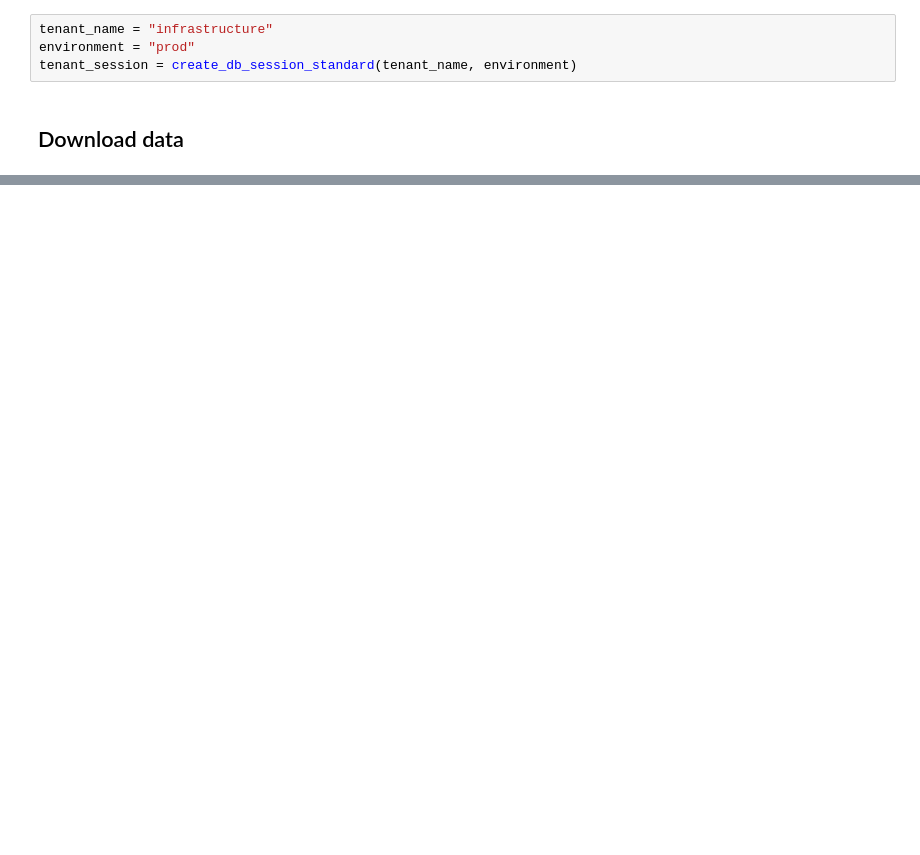
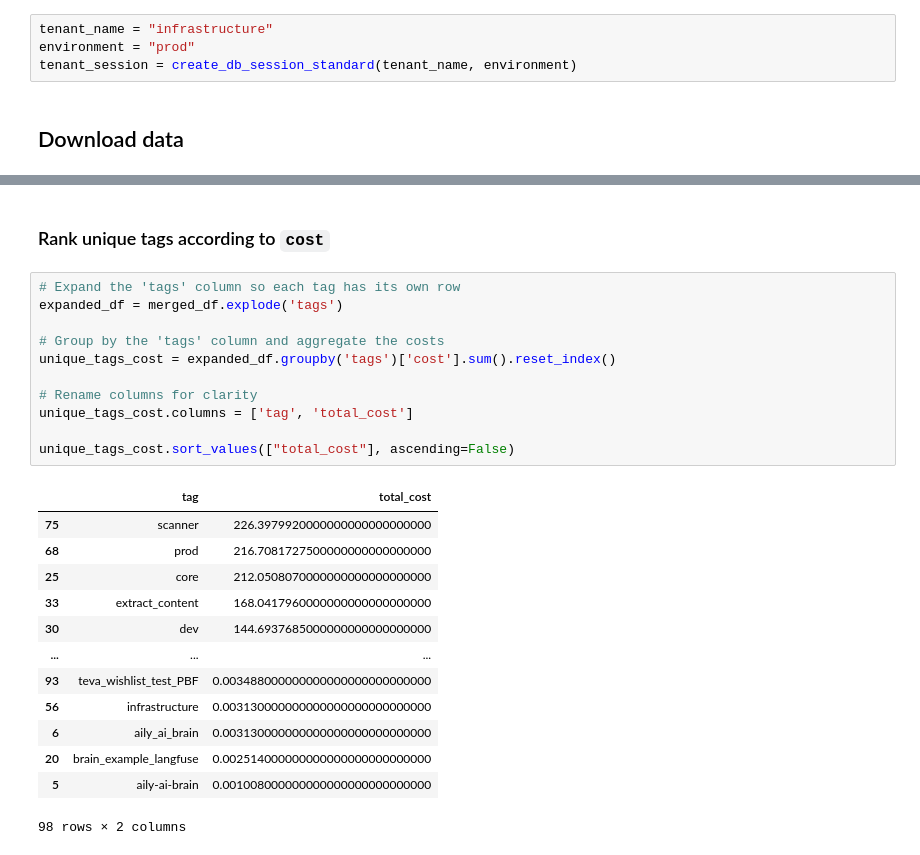
Before and after one commit to fernandorodriguez-aily/explore-langfuse-tags, a Jupyter notebook: notebook.ipynb, the cells around one changed output, grey strips where cells are left out. Saved outputs shown, nothing was run; the diff lists cells and outputs as text; blank space fills up the shorter version.

```diff
--- a/notebook.ipynb
+++ b/notebook.ipynb
@@ -136,0 +395,27 @@ df_trace_session_ids
+# %% [markdown]
+### Rank unique tags according to `cost`
+# %%
+# Expand the 'tags' column so each tag has its own row
+expanded_df = merged_df.explode('tags')
+
+# Group by the 'tags' column and aggregate the costs
+unique_tags_cost = expanded_df.groupby('tags')['cost'].sum().reset_index()
+
+# Rename columns for clarity
+unique_tags_cost.columns = ['tag', 'total_cost']
+
+unique_tags_cost.sort_values(["total_cost"], ascending=False)
+# %% [output]
+|  | tag | total_cost |
+| 75 | scanner | 226.3979920000000000000000000 |
+| 68 | prod | 216.7081727500000000000000000 |
+| 25 | core | 212.0508070000000000000000000 |
+| 33 | extract_content | 168.0417960000000000000000000 |
+| 30 | dev | 144.6937685000000000000000000 |
+| ... | ... | ... |
+| 93 | teva_wishlist_test_PBF | 0.003488000000000000000000000000 |
+| 56 | infrastructure | 0.003130000000000000000000000000 |
+| 6 | aily_ai_brain | 0.003130000000000000000000000000 |
+| 20 | brain_example_langfuse | 0.002514000000000000000000000000 |
+| 5 | aily-ai-brain | 0.001008000000000000000000000000 |
+98 rows × 2 columns
```
Also changed, not shown: parts of 19 cells of this notebook.
